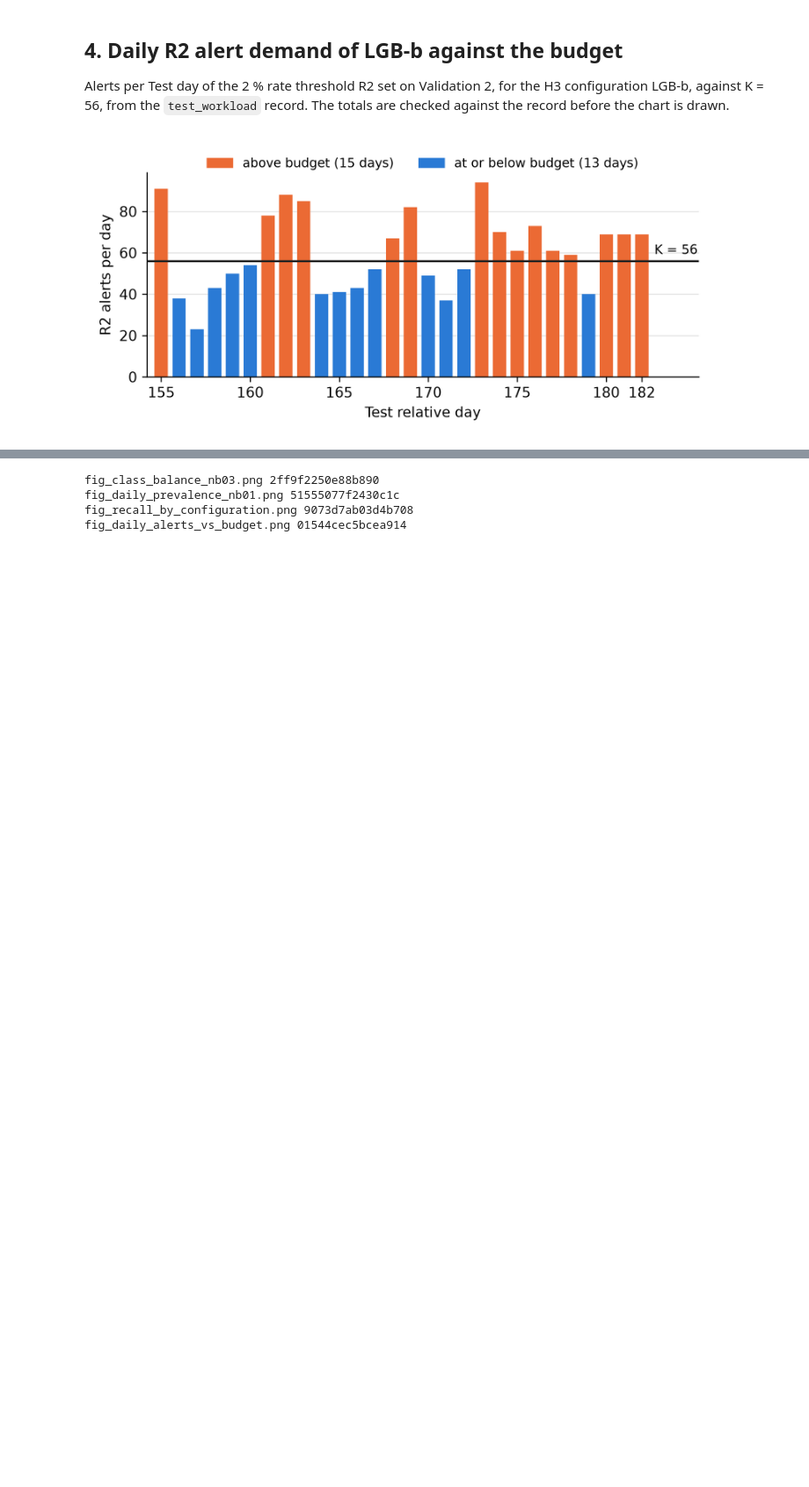
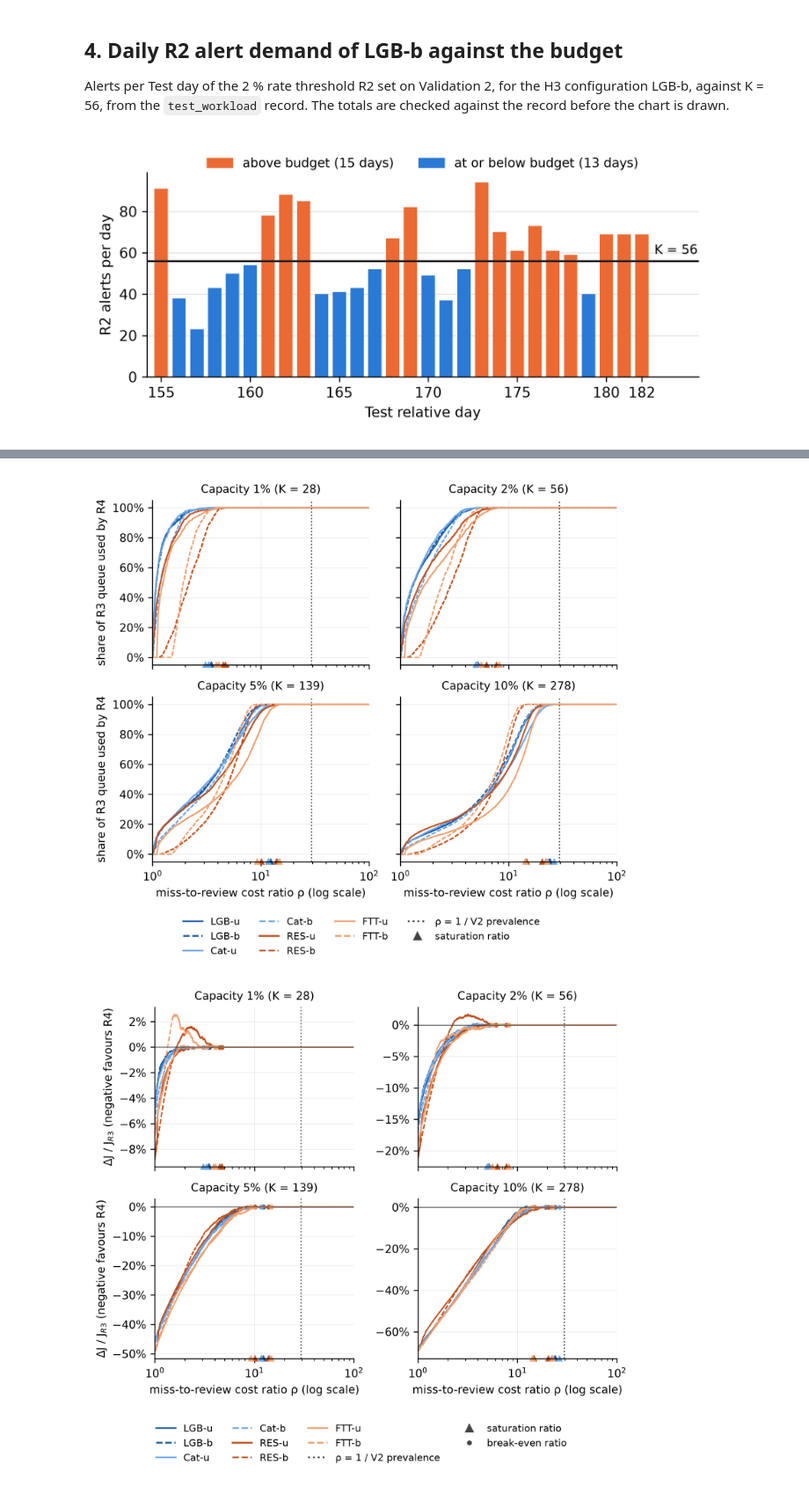
Before and after one commit to chathuranga-sudusinghe/fraud-detection-review-capacity, a Jupyter notebook: notebooks/05_report_figures.ipynb, the cells around one changed output, grey strips where cells are left out. Shown at 88% size. Saved outputs shown, nothing was run; the diff lists cells and outputs as text; code cells hidden in the pictures; blank space fills up the shorter version.

Commit message:
docs: redraw the R4 utilisation and cost-difference figures in notebook 05 (#232)

```diff
--- a/notebooks/05_report_figures.ipynb
+++ b/notebooks/05_report_figures.ipynb
@@ -172,9 +181,72 @@ record("daily R2 alert demand of LGB-b against K", path, [path_src],
 # %%
-(OUT / "manifest.json").write_text(json.dumps(MANIFEST, indent=2) + "\n", encoding="utf-8")
-for f in MANIFEST["figures"]:
-    print(f["file"], f["sha256"][:16])
+from matplotlib.ticker import PercentFormatter
+
+from review_capacity.confirmatory.figures import CALIBRATOR, REFERENCE_RATIO, _curve, _value_below
+
+# one colour per model (tree-based blues, neural oranges); solid = unweighted, dashed = balanced
+MODEL_COLOUR = {"LGB": "#1f5fa8", "Cat": "#6aa6e8", "RES": "#c4501c", "FTT": "#f0a070"}
+NAMES = ["LGB-u", "LGB-b", "Cat-u", "Cat-b", "RES-u", "RES-b", "FTT-u", "FTT-b"]
+X_MAX = 100.0
+rq3, rq3_sources = {}, []
+for name in NAMES:
+    path = RECORDS / f"test_rq3-{name}-{CALIBRATOR}.json"
+    rec = json.loads(path.read_text())
+    assert rec["configuration"] == name and rec["calibrator"] == CALIBRATOR and rec["partition"] == "Test"
+    rq3[name] = rec
+    rq3_sources.append(path)
+capacities = [e["capacity"] for e in rq3[NAMES[0]]["capacities"]]
+assert capacities == [0.01, 0.02, 0.05, 0.1]
+assert all(e["saturation"]["ratio"] is not None and e["saturation"]["ratio"] < X_MAX
+           for r in rq3.values() for e in r["capacities"])
+
+
+def rq3_figure(cost, file):
+    with plt.rc_context({"font.size": 9}):
+        fig, axes = plt.subplots(2, 2, figsize=(6.3, 5.6), dpi=300, sharex=True, sharey=not cost)
+        for axis, column in zip(axes.ravel(), range(len(capacities))):
+            for name in NAMES:
+                entry = rq3[name]["capacities"][column]
+                colour, dash = MODEL_COLOUR[name[:3]], ("-" if name.endswith("-u") else "--")
+                xs, ys = _curve(entry, cost)
+                axis.plot(xs, ys, color=colour, ls=dash, lw=1.1)
+                axis.plot([entry["saturation"]["ratio"]], [0.0], "^", color=colour, ms=4,
+                          transform=axis.get_xaxis_transform(), clip_on=False)
+                if cost and entry["break_even"]["ratio"] is not None:
+                    ratio = entry["break_even"]["ratio"]
+                    axis.plot([ratio], [_value_below(entry, ratio)], "o", color=colour, ms=3)
+            axis.axvline(REFERENCE_RATIO, color="#444", ls=":", lw=1)
+            if cost:
+                axis.axhline(0.0, color="#444", lw=0.6)
+            axis.set_xscale("log")
+            axis.set_xlim(1.0, X_MAX)
+            k = rq3[NAMES[0]]["capacities"][column]["k"]
+            axis.set_title(f"Capacity {capacities[column]:.0%} (K = {k})", fontsize=9)
+            axis.grid(True, lw=0.3, color="#dddddd")
+            axis.yaxis.set_major_formatter(PercentFormatter(1.0, decimals=0))
+        for axis in axes[1]:
+            axis.set_xlabel("miss-to-review cost ratio ρ (log scale)")
+        for axis in axes[:, 0]:
+            axis.set_ylabel("ΔJ / J$_{R3}$ (negative favours R4)" if cost else "share of R3 queue used by R4")
+        handles = [Line2D([], [], color=MODEL_COLOUR[n[:3]], ls="-" if n.endswith("-u") else "--", lw=1.4, label=n)
+                   for n in NAMES]
+        handles += [Line2D([], [], color="#444", ls=":", label="ρ = 1 / V2 prevalence"),
+                    Line2D([], [], color="#444", marker="^", ls="", label="saturation ratio")]
+        if cost:
+            handles.append(Line2D([], [], color="#444", marker="o", ls="", ms=3, label="break-even ratio"))
+        fig.legend(handles=handles, loc="lower center", ncol=4, frameon=False, fontsize=8)
+        fig.tight_layout(rect=(0, 0.13 if cost else 0.11, 1, 1))
+        path = OUT / file
+        fig.savefig(path)
+        plt.close(fig)
+    return path
+
+
+path = rq3_figure(False, "fig_r4_utilisation.png")
+record("R4 use of the R3 review queue against the cost ratio", path, rq3_sources,
+       "test_rq3 records, Platt calibrator; curves from review_capacity.confirmatory.figures")
+path = rq3_figure(True, "fig_r4_cost_difference.png")
+record("relative scenario-cost difference of R4 against R3", path, rq3_sources,
+       "test_rq3 records, Platt calibrator; curves from review_capacity.confirmatory.figures")
 # %% [output]
-fig_class_balance_nb03.png 2ff9f2250e88b890
-fig_daily_prevalence_nb01.png 51555077f2430c1c
-fig_recall_by_configuration.png 9073d7ab03d4b708
-fig_daily_alerts_vs_budget.png 01544cec5bcea914
+[figure, added]
+[figure, added]
```
Also changed, not shown: parts of 5 cells of this notebook, 1 other file.
